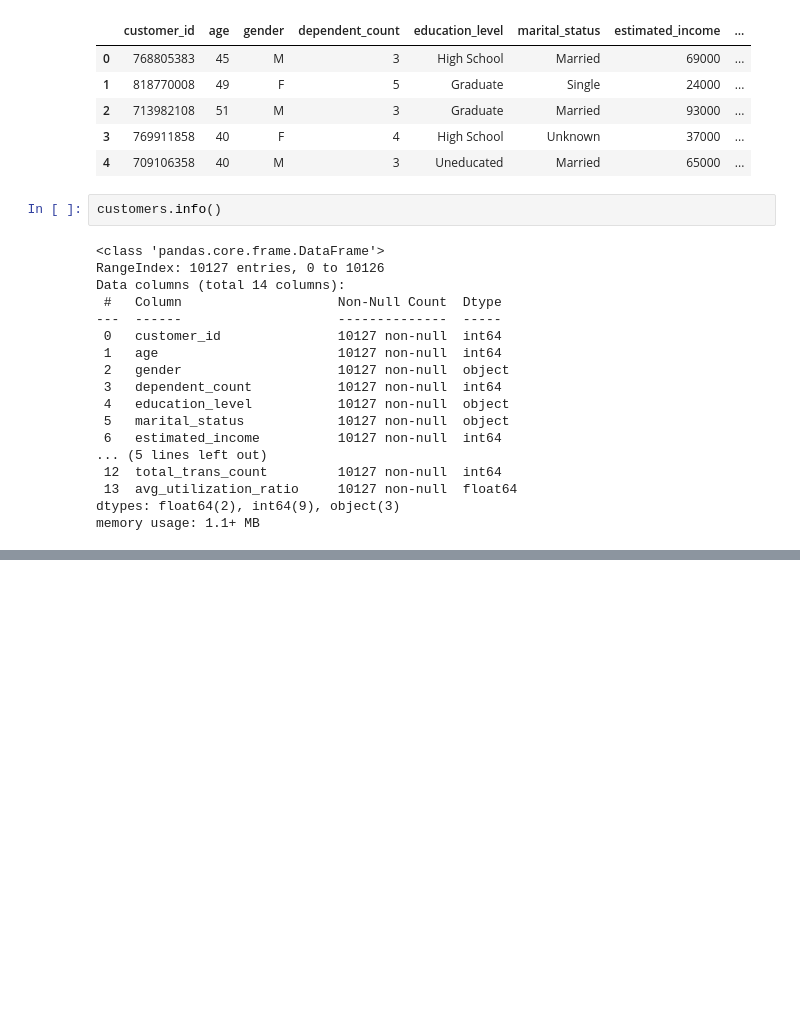
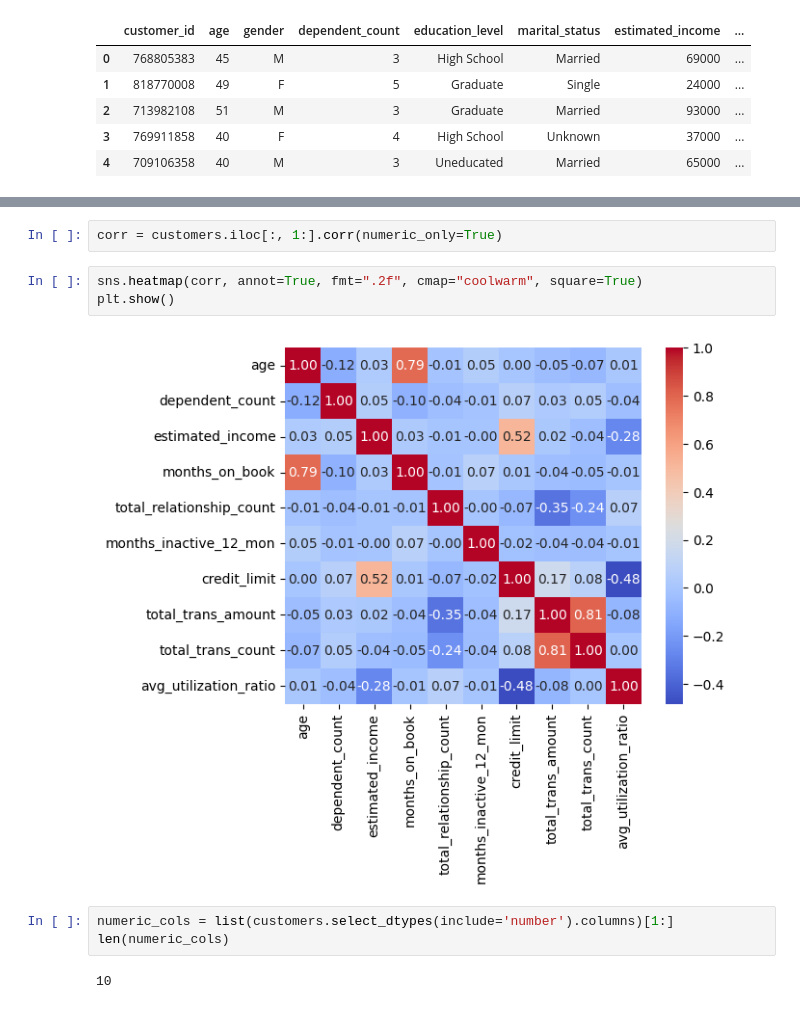
Before and after one commit to Krzesimir13/DataQuest, a Jupyter notebook: credit_card.ipynb, the cells around one changed output, grey strips where cells are left out. Saved outputs shown, nothing was run; the diff lists cells and outputs as text; blank space fills up the shorter version.

```diff
--- a/credit_card.ipynb
+++ b/credit_card.ipynb
@@ -68,26 +98,6 @@ customers.head()
 | 2 | 713982108 | 51 | M | 3 | Graduate | Married | 93000 | ... |
 | 3 | 769911858 | 40 | F | 4 | High School | Unknown | 37000 | ... |
 | 4 | 709106358 | 40 | M | 3 | Uneducated | Married | 65000 | ... |
-# %%
-customers.info()
-# %% [output]
-<class 'pandas.core.frame.DataFrame'>
-RangeIndex: 10127 entries, 0 to 10126
-Data columns (total 14 columns):
- #   Column                    Non-Null Count  Dtype
----  ------                    --------------  -----
- 0   customer_id               10127 non-null  int64
- 1   age                       10127 non-null  int64
- 2   gender                    10127 non-null  object
- 3   dependent_count           10127 non-null  int64
- 4   education_level           10127 non-null  object
- 5   marital_status            10127 non-null  object
- 6   estimated_income          10127 non-null  int64
-... (5 lines left out)
- 12  total_trans_count         10127 non-null  int64
- 13  avg_utilization_ratio     10127 non-null  float64
-dtypes: float64(2), int64(9), object(3)
-memory usage: 1.1+ MB
 # %%
 customers.describe().T
 # %% [output]
@@ -103,3 +113,15 @@ customers.describe().T
 | total_trans_amount | 10127.0 | 4.404e+03 | 3.397e+03 | 5.100e+02 | 2.156e+03 | 3.899e+03 | 4.741e+03 | 1.848e+04 |
 | total_trans_count | 10127.0 | 6.486e+01 | 2.347e+01 | 1.000e+01 | 4.500e+01 | 6.700e+01 | 8.100e+01 | 1.390e+02 |
 | avg_utilization_ratio | 10127.0 | 2.749e-01 | 2.757e-01 | 0.000e+00 | 2.300e-02 | 1.760e-01 | 5.030e-01 | 9.990e-01 |
+# %%
+corr = customers.iloc[:, 1:].corr(numeric_only=True)
+# %%
+sns.heatmap(corr, annot=True, fmt=".2f", cmap="coolwarm", square=True)
+plt.show()
+# %% [output]
+[figure, added]
+# %%
+numeric_cols = list(customers.select_dtypes(include='number').columns)[1:]
+len(numeric_cols)
+# %% [output]
+10
```
Also changed, not shown: parts of 10 cells of this notebook.
